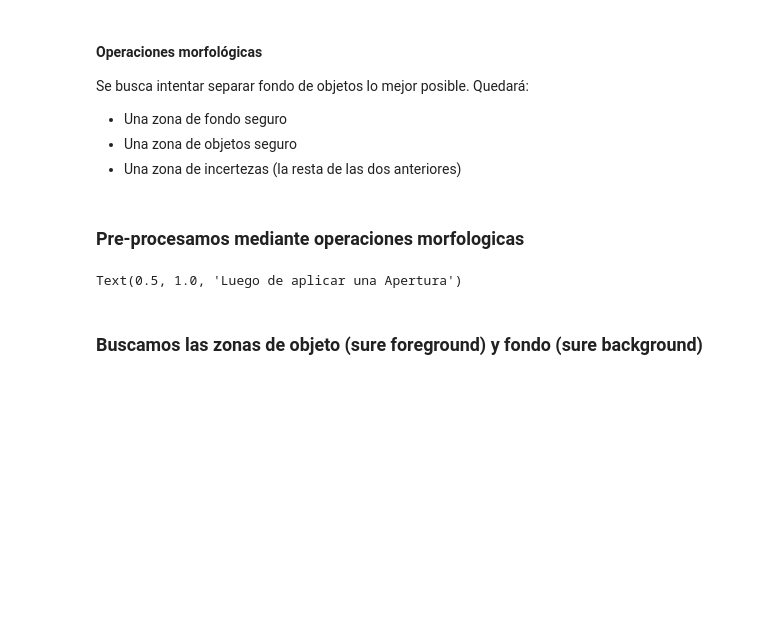
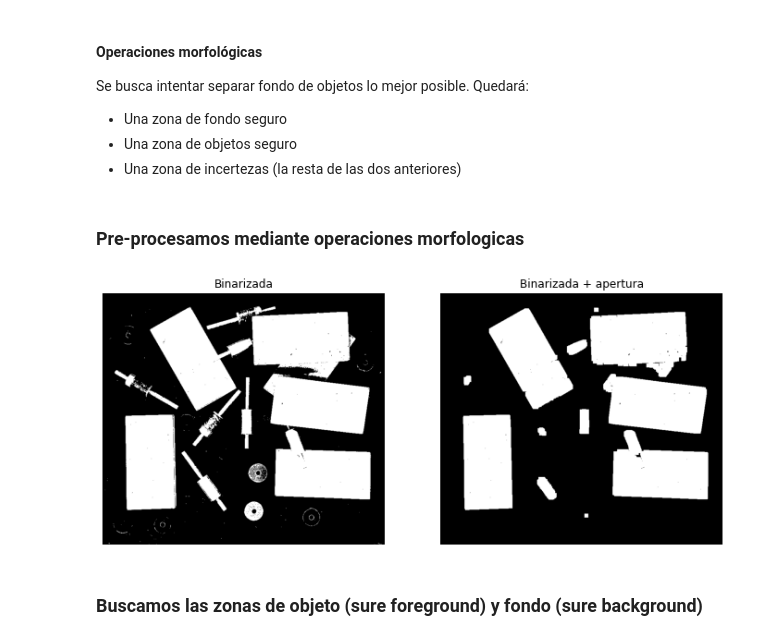
Before and after one commit to FIUBA-Posgrado-Inteligencia-Artificial/vision_computadora_I, a Jupyter notebook: Codigo/Clase6/00.Watersheed.ipynb, the cells around one changed output. Saved outputs shown, nothing was run; the diff lists cells and outputs as text; code cells hidden in the pictures; blank space fills up the shorter version.

```diff
--- a/Codigo/Clase6/00.Watersheed.ipynb
+++ b/Codigo/Clase6/00.Watersheed.ipynb
@@ -46,19 +38,16 @@ Se busca intentar separar fondo de objetos lo mejor posible. Quedará:
 # %%
 # Creamos un elemento estructurante y aplicamos operaciones morfologicas
 kernel = np.ones((3,3), np.uint8)
 
 # Aplicamos una serie de iteraciones de apertura
-opening = cv.morphologyEx(thresh, cv.MORPH_OPEN, kernel, iterations = 2)
+opening = cv.morphologyEx(thresh, cv.MORPH_OPEN, kernel, iterations = 5)
 
-plt.figure()
-plt.imshow(thresh, cmap='gray')
-plt.title("Img binarizada")
-
-fig=plt.figure('Apertura (reduccion de ruido)')
-plt.imshow(opening, cmap='gray')
-plt.title("Luego de aplicar una Apertura")
+sv.plot_images_grid(
+    images=[thresh, opening],
+    titles=["Binarizada", "Binarizada + apertura"],
+    grid_size=(1, 2),)
 # %% [output]
-Text(0.5, 1.0, 'Luego de aplicar una Apertura')
+[figure, added]
 # %% [markdown]
 ### Buscamos las zonas de objeto (sure foreground) y fondo (sure background)
 # %%
```
Also changed, not shown: parts of 7 cells of this notebook, 2 other files.
